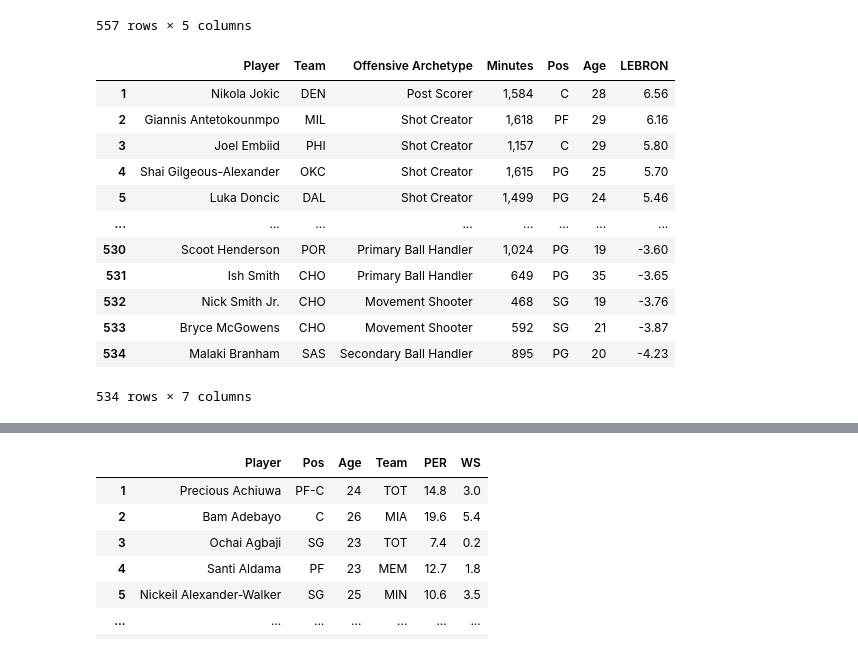
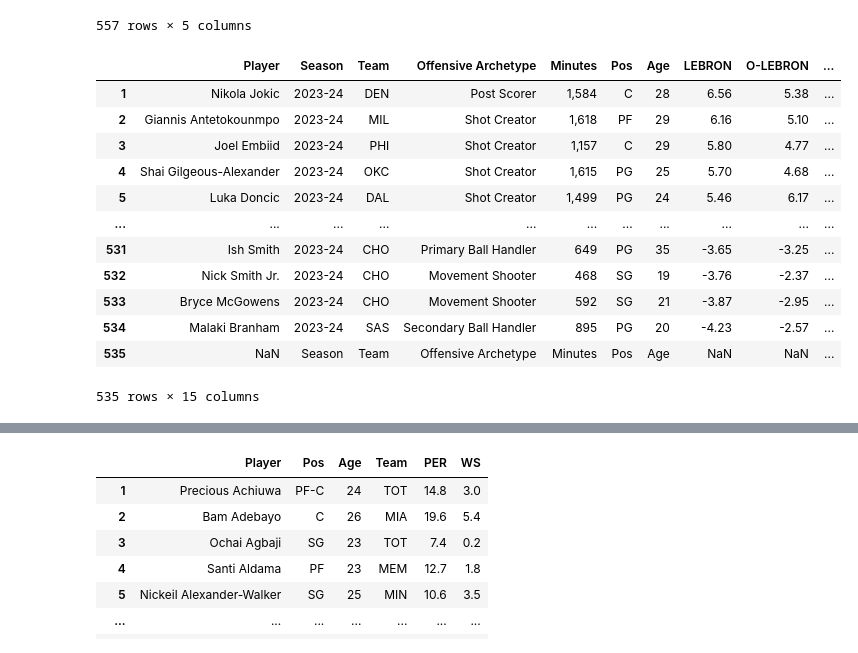
Before and after one commit to JadenFaste/STA141B-Project, a Jupyter notebook: Project.ipynb, the cells around one changed output, grey strips where cells are left out. Saved outputs shown, nothing was run; the diff lists cells and outputs as text; code cells hidden in the pictures.

```diff
--- a/Project.ipynb
+++ b/Project.ipynb
@@ -1526,22 +1523,22 @@ raptor
 # %%
 lebron = pd.read_csv('lebron.csv')
 index = range(1, len(lebron) + 1)
 lebron.index = index
-newcolumns = [0, 2, 3, 4, 5, 6, 7]
-lebron = lebron.iloc[:,newcolumns]
-lebron = lebron.drop(535)
+newcolumns = [0, 7, 8, 9]
+# lebron = lebron.iloc[:,newcolumns]
+# lebron = lebron.drop(535)
 lebron
 # %% [output]
-|  | Player | Team | Offensive Archetype | Minutes | Pos | Age | LEBRON |
-| 1 | Nikola Jokic | DEN | Post Scorer | 1,584 | C | 28 | 6.56 |
-| 2 | Giannis Antetokounmpo | MIL | Shot Creator | 1,618 | PF | 29 | 6.16 |
-| 3 | Joel Embiid | PHI | Shot Creator | 1,157 | C | 29 | 5.80 |
-| 4 | Shai Gilgeous-Alexander | OKC | Shot Creator | 1,615 | PG | 25 | 5.70 |
-| 5 | Luka Doncic | DAL | Shot Creator | 1,499 | PG | 24 | 5.46 |
-| ... | ... | ... | ... | ... | ... | ... | ... |
-| 530 | Scoot Henderson | POR | Primary Ball Handler | 1,024 | PG | 19 | -3.60 |
-| 531 | Ish Smith | CHO | Primary Ball Handler | 649 | PG | 35 | -3.65 |
-| 532 | Nick Smith Jr. | CHO | Movement Shooter | 468 | SG | 19 | -3.76 |
-| 533 | Bryce McGowens | CHO | Movement Shooter | 592 | SG | 21 | -3.87 |
-| 534 | Malaki Branham | SAS | Secondary Ball Handler | 895 | PG | 20 | -4.23 |
+|  | Player | Season | Team | Offensive Archetype | Minutes | Pos | Age | LEBRON | O-LEBRON | ... |
+| 1 | Nikola Jokic | 2023-24 | DEN | Post Scorer | 1,584 | C | 28 | 6.56 | 5.38 | ... |
+| 2 | Giannis Antetokounmpo | 2023-24 | MIL | Shot Creator | 1,618 | PF | 29 | 6.16 | 5.10 | ... |
+| 3 | Joel Embiid | 2023-24 | PHI | Shot Creator | 1,157 | C | 29 | 5.80 | 4.77 | ... |
+| 4 | Shai Gilgeous-Alexander | 2023-24 | OKC | Shot Creator | 1,615 | PG | 25 | 5.70 | 4.68 | ... |
+| 5 | Luka Doncic | 2023-24 | DAL | Shot Creator | 1,499 | PG | 24 | 5.46 | 6.17 | ... |
+| ... | ... | ... | ... | ... | ... | ... | ... | ... | ... | ... |
+| 531 | Ish Smith | 2023-24 | CHO | Primary Ball Handler | 649 | PG | 35 | -3.65 | -3.25 | ... |
+| 532 | Nick Smith Jr. | 2023-24 | CHO | Movement Shooter | 468 | SG | 19 | -3.76 | -2.37 | ... |
+| 533 | Bryce McGowens | 2023-24 | CHO | Movement Shooter | 592 | SG | 21 | -3.87 | -2.95 | ... |
+| 534 | Malaki Branham | 2023-24 | SAS | Secondary Ball Handler | 895 | PG | 20 | -4.23 | -2.57 | ... |
+| 535 | NaN | Season | Team | Offensive Archetype | Minutes | Pos | Age | NaN | NaN | ... |
-534 rows × 7 columns
+535 rows × 15 columns
```
Also changed, not shown: parts of 5 cells of this notebook, 1 other file.
